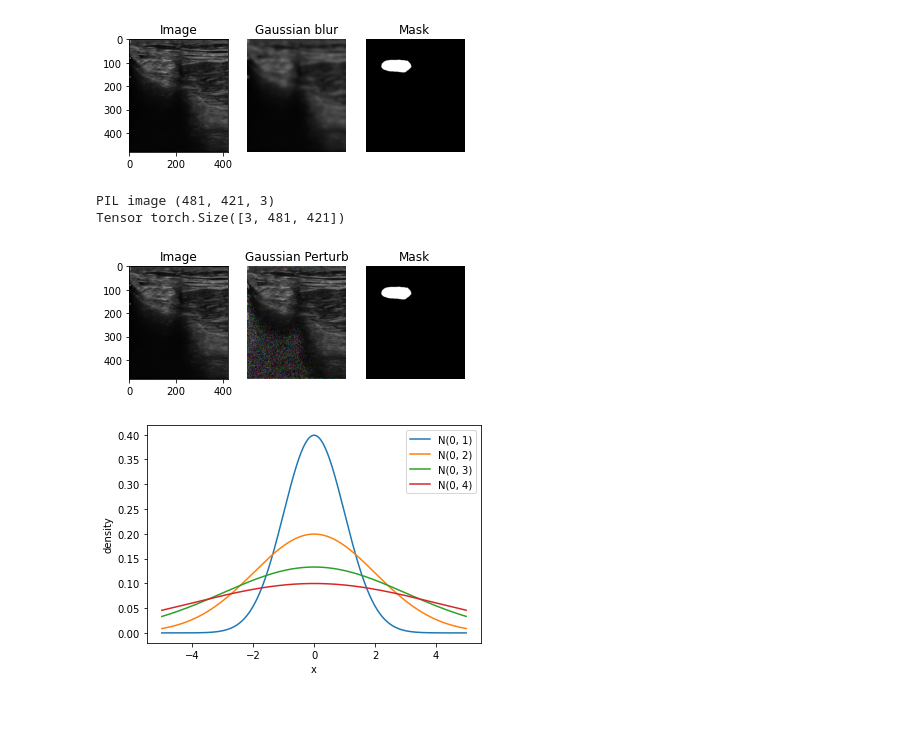
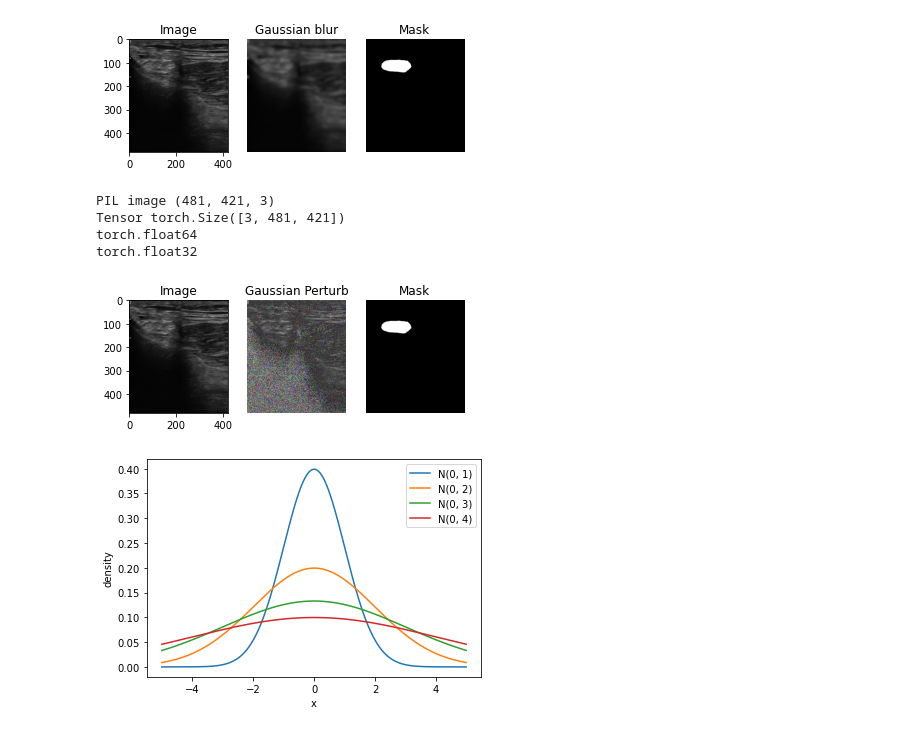
Before and after one commit to DongDong500/CPNKDv2, a Jupyter notebook: pallete_trans.ipynb, the cells around one changed output. Cells and saved outputs as stored; diff of their text form; code cells hidden in the pictures.

Commit message:
from server3 fix minor dtype float32 in ext_t

```diff
--- a/pallete_trans.ipynb
+++ b/pallete_trans.ipynb
@@ -721,31 +721,34 @@ plt.show()
 # %%
 import utils
 
 print('PIL image', np.shape(img))
 
 pic, lbl = ExtToTensor()(img, ma)
 pic, lbl = ExtNormalize(mean=[0.485, 0.456, 0.406], std=[0.229, 0.224, 0.225])(pic, lbl)
 
 gp = np.random.normal(0, 0.1, np.shape(pic.numpy()))
 
 print('Tensor', pic.size())
 torch.from_numpy(gp).size()
 
 tmp = pic + torch.from_numpy(gp)
-
-tmp, lbl = GaussianPerturb()(pic, lbl)
+print(tmp.dtype)
+print(pic.dtype)
+tmp, lbl = GaussianPerturb(std=0.5)(pic, lbl)
 
 denorm = utils.Denormalize(mean=[0.485, 0.456, 0.406], std=[0.229, 0.224, 0.225])
 tmp = (denorm(tmp.numpy()) * 255).transpose(1, 2, 0).astype(np.uint8)
 
 plt.subplot(131), plt.imshow(img, cmap='gray'), plt.title('Image')
 plt.subplot(132), plt.imshow(tmp, cmap='gray'), plt.title('Gaussian Perturb'), plt.axis('off')
 plt.subplot(133), plt.imshow(lbl, cmap='gray'), plt.title('Mask'), plt.axis('off')
 plt.show()
 # %% [output]
 PIL image (481, 421, 3)
 Tensor torch.Size([3, 481, 421])
+torch.float64
+torch.float32
-[figure, old version]
+[figure, new version]
 # %%
 gp = np.random.normal(0, 20, (10, 10))
 trans = GaussianPerturb(mean=0, std=100)
```
Also changed, not shown: 1 other file.
